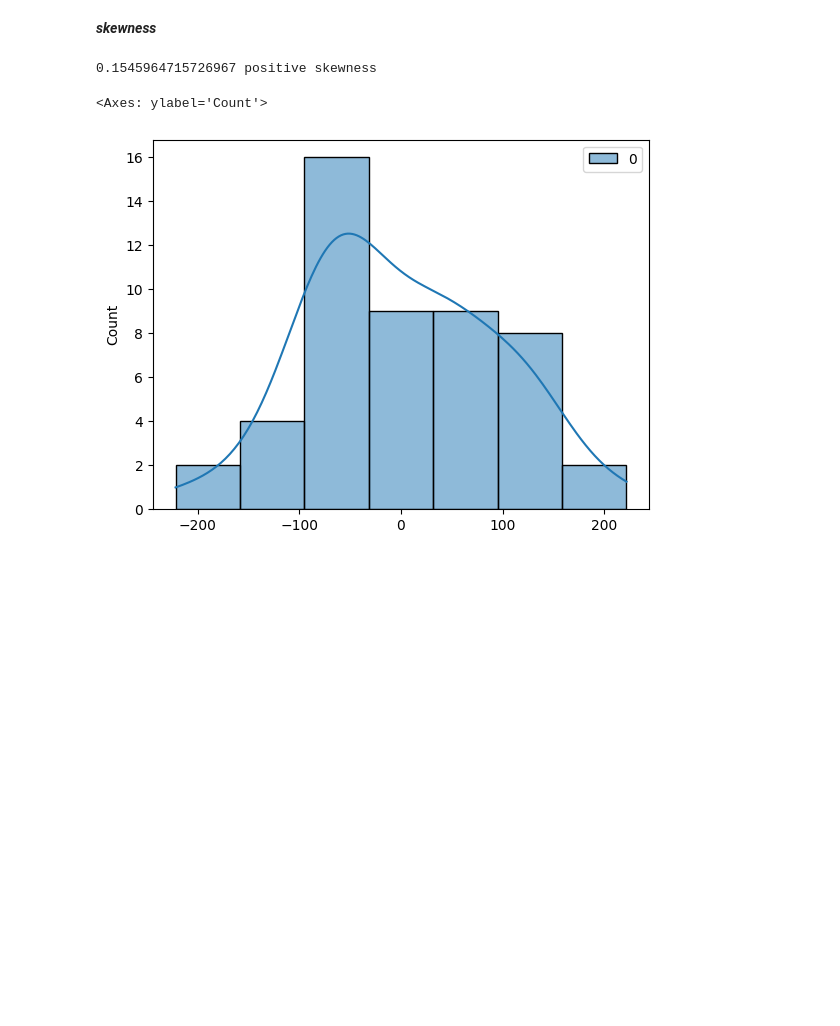
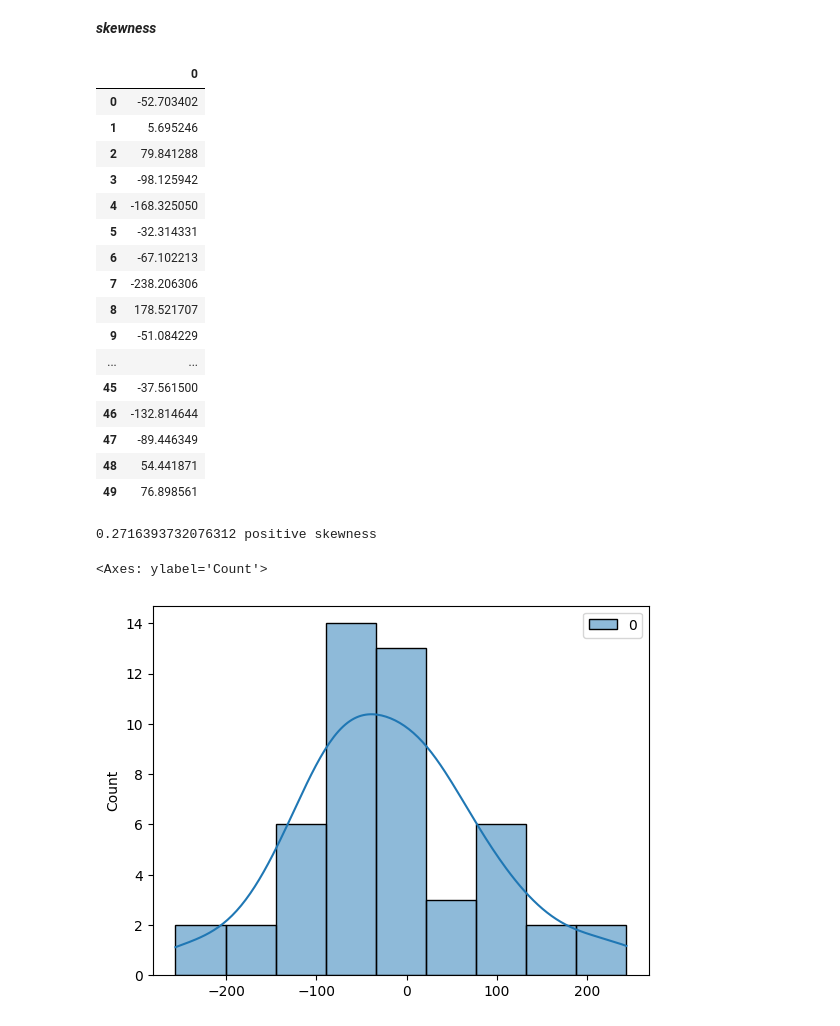
Before and after one commit to hrbayezid/Statistics, a Jupyter notebook: 4_measures of shape.ipynb, the cells around one changed output. Saved outputs shown, nothing was run; the diff lists cells and outputs as text; code cells hidden in the pictures; blank space fills up the shorter version.

```diff
--- a/4_measures of shape.ipynb
+++ b/4_measures of shape.ipynb
@@ -13,9 +13,29 @@ plt.show()
 [figure]
 # %% [markdown]
 ***skewness***
+# %%
+data2 = np.random.normal(0,100,50)
+df = pd.DataFrame(data2)
+df
+# %% [output]
+|  | 0 |
+| 0 | -52.703402 |
+| 1 | 5.695246 |
+| 2 | 79.841288 |
+| 3 | -98.125942 |
+| 4 | -168.325050 |
+| 5 | -32.314331 |
+| 6 | -67.102213 |
+| 7 | -238.206306 |
+| 8 | 178.521707 |
+| 9 | -51.084229 |
+| ... | ... |
+| 45 | -37.561500 |
+| 46 | -132.814644 |
+| 47 | -89.446349 |
+| 48 | 54.441871 |
+| 49 | 76.898561 |
 # %%
-data2 = np.random.normal(0,100,50)
-df = pd.DataFrame(data2)
 
 skw = df[0].skew()
 
@@ -28,6 +48,6 @@ else:
 
 sns.histplot(df,kde=True)
 # %% [output]
-0.1545964715726967 positive skewness
+0.2716393732076312 positive skewness
 <Axes: ylabel='Count'>
-[figure, old version]
+[figure, new version]
```
Also changed, not shown: 7 other files.
